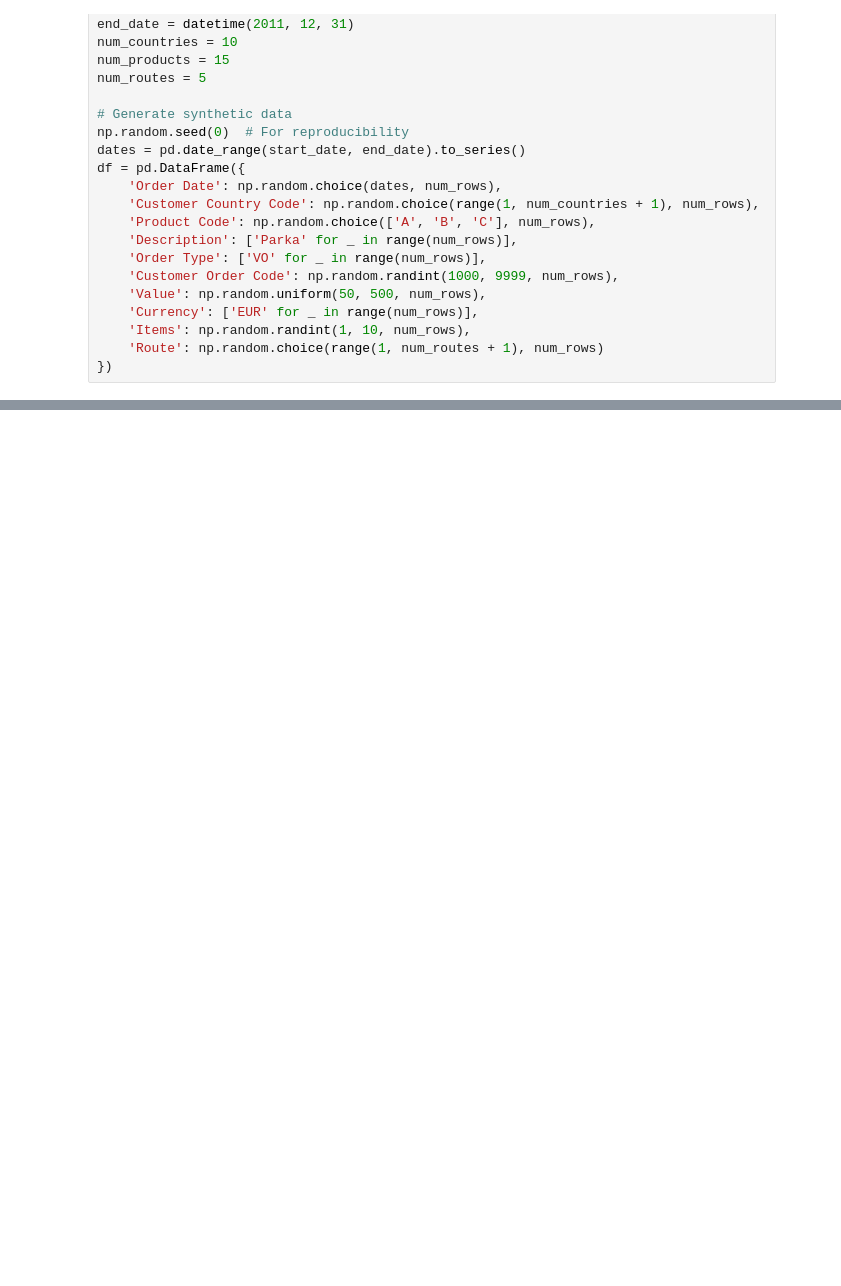
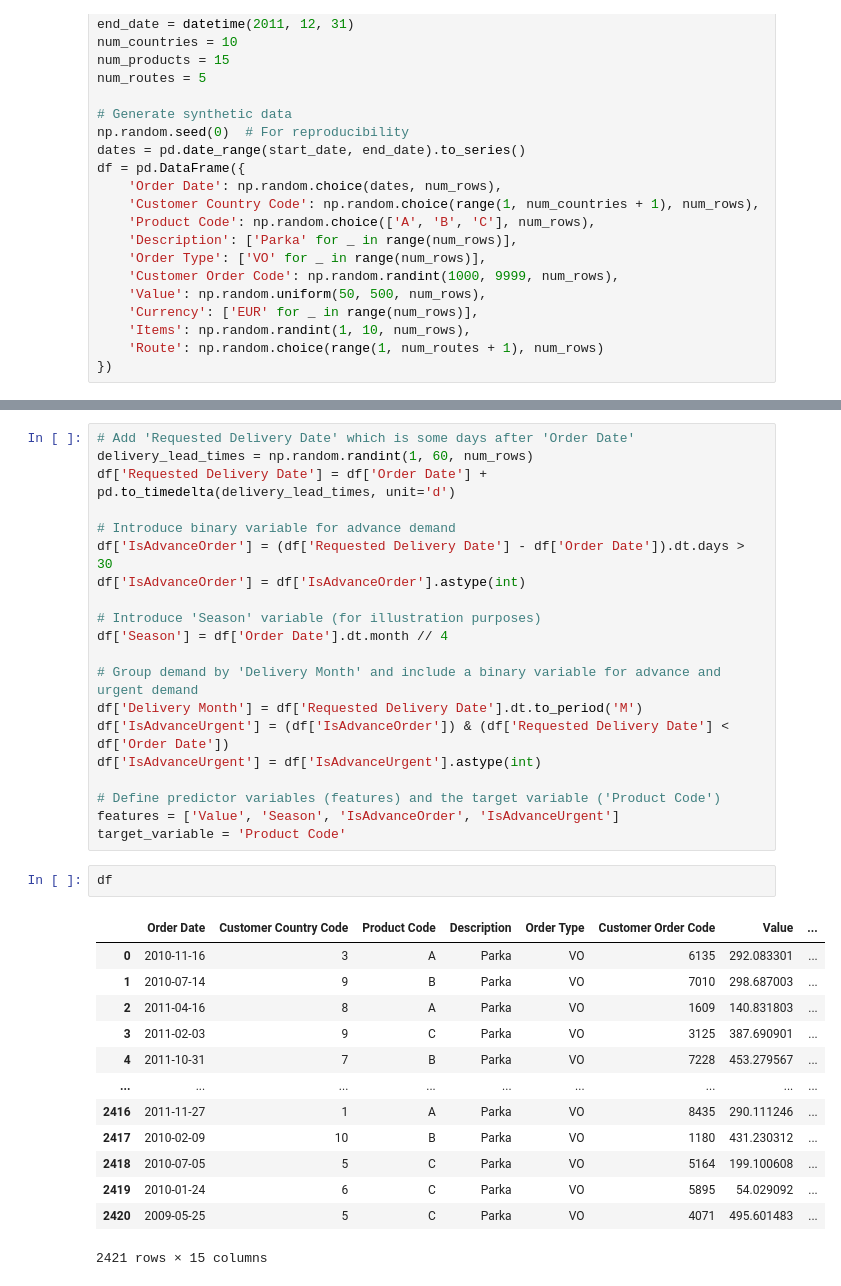
Before and after one commit to Aimal10/schulich_data_science_1, a Jupyter notebook: PD.ipynb, the cells around one changed output, grey strips where cells are left out. Drawn from its saved outputs; the diff is of its cells as text; blank space fills up the shorter version.

```diff
--- a/PD.ipynb
+++ b/PD.ipynb
@@ -32,0 +49,36 @@ df = pd.DataFrame({
+# %%
+# Add 'Requested Delivery Date' which is some days after 'Order Date'
+delivery_lead_times = np.random.randint(1, 60, num_rows)
+df['Requested Delivery Date'] = df['Order Date'] + pd.to_timedelta(delivery_lead_times, unit='d')
+
+# Introduce binary variable for advance demand
+df['IsAdvanceOrder'] = (df['Requested Delivery Date'] - df['Order Date']).dt.days > 30
+df['IsAdvanceOrder'] = df['IsAdvanceOrder'].astype(int)
+
+# Introduce 'Season' variable (for illustration purposes)
+df['Season'] = df['Order Date'].dt.month // 4
+
+# Group demand by 'Delivery Month' and include a binary variable for advance and urgent demand
+df['Delivery Month'] = df['Requested Delivery Date'].dt.to_period('M')
+df['IsAdvanceUrgent'] = (df['IsAdvanceOrder']) & (df['Requested Delivery Date'] < df['Order Date'])
+df['IsAdvanceUrgent'] = df['IsAdvanceUrgent'].astype(int)
+
+# Define predictor variables (features) and the target variable ('Product Code')
+features = ['Value', 'Season', 'IsAdvanceOrder', 'IsAdvanceUrgent']
+target_variable = 'Product Code'
+# %%
+df
+# %% [output]
+|  | Order Date | Customer Country Code | Product Code | Description | Order Type | Customer Order Code | Value | ... |
+| 0 | 2010-11-16 | 3 | A | Parka | VO | 6135 | 292.083301 | ... |
+| 1 | 2010-07-14 | 9 | B | Parka | VO | 7010 | 298.687003 | ... |
+| 2 | 2011-04-16 | 8 | A | Parka | VO | 1609 | 140.831803 | ... |
+| 3 | 2011-02-03 | 9 | C | Parka | VO | 3125 | 387.690901 | ... |
+| 4 | 2011-10-31 | 7 | B | Parka | VO | 7228 | 453.279567 | ... |
+| ... | ... | ... | ... | ... | ... | ... | ... | ... |
+| 2416 | 2011-11-27 | 1 | A | Parka | VO | 8435 | 290.111246 | ... |
+| 2417 | 2010-02-09 | 10 | B | Parka | VO | 1180 | 431.230312 | ... |
+| 2418 | 2010-07-05 | 5 | C | Parka | VO | 5164 | 199.100608 | ... |
+| 2419 | 2010-01-24 | 6 | C | Parka | VO | 5895 | 54.029092 | ... |
+| 2420 | 2009-05-25 | 5 | C | Parka | VO | 4071 | 495.601483 | ... |
+2421 rows × 15 columns
```
Also changed, not shown: parts of 4 cells of this notebook.
